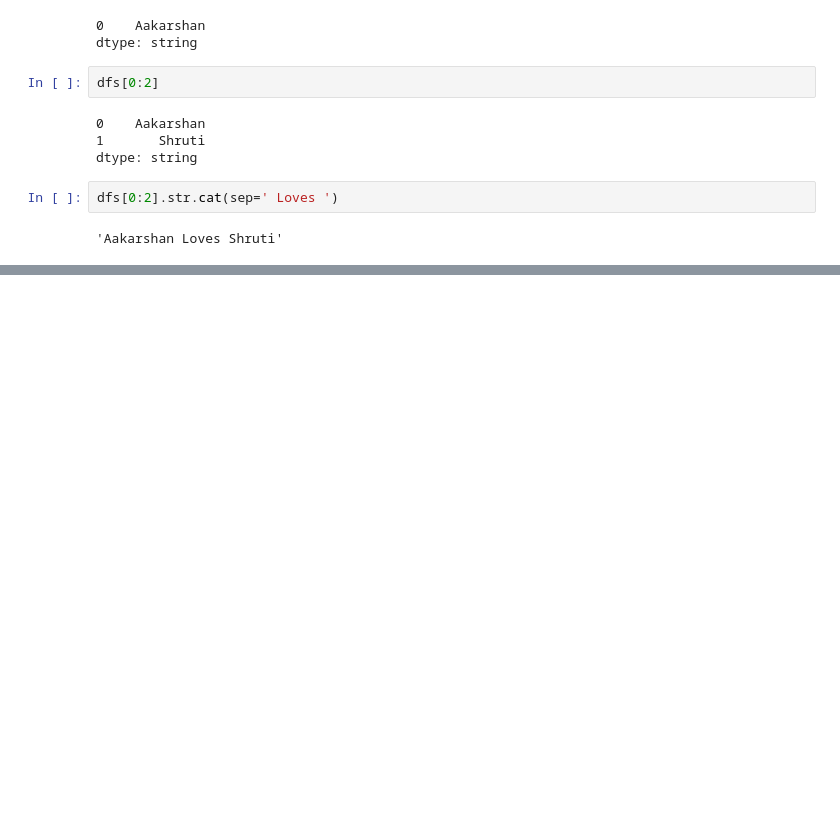
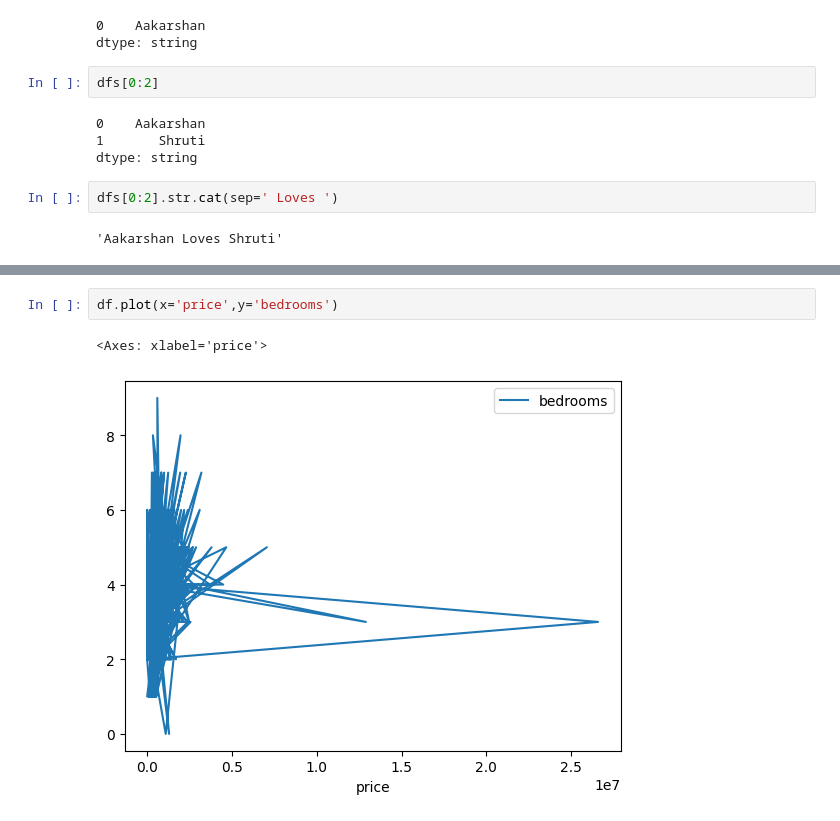
Before and after one commit to sunaak98/DataScienceWithPython, a Jupyter notebook: DataScienceWithPython.ipynb, the cells around one changed output, grey strips where cells are left out. Saved outputs shown, nothing was run; the diff lists cells and outputs as text; blank space fills up the shorter version.

```diff
--- a/DataScienceWithPython.ipynb
+++ b/DataScienceWithPython.ipynb
@@ -726,0 +803,5 @@ dfs[0:2].str.cat(sep=' Loves ')
+# %%
+df.plot(x='price',y='bedrooms')
+# %% [output]
+<Axes: xlabel='price'>
+[figure, added]
```
Also changed, not shown: parts of 14 cells of this notebook, 7 other files.
